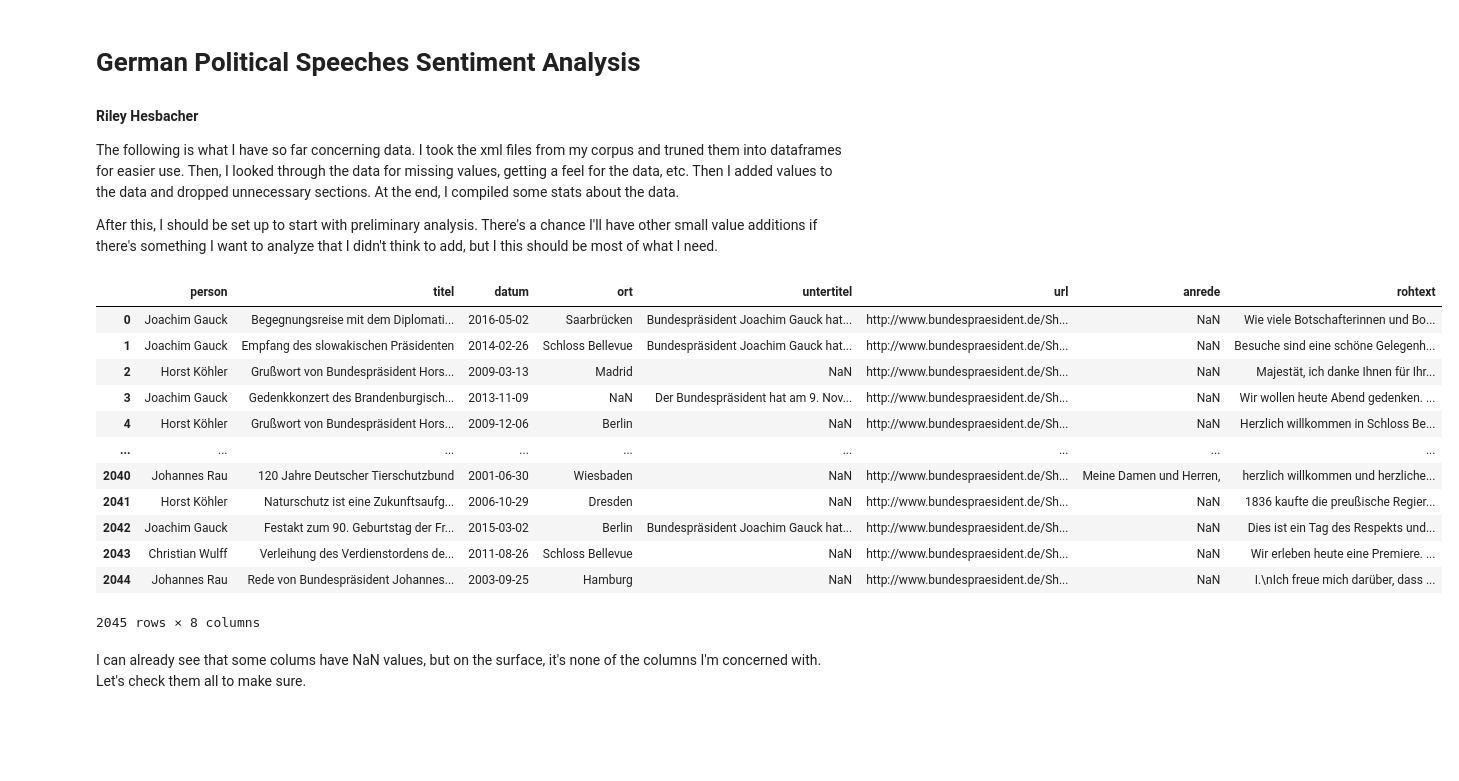
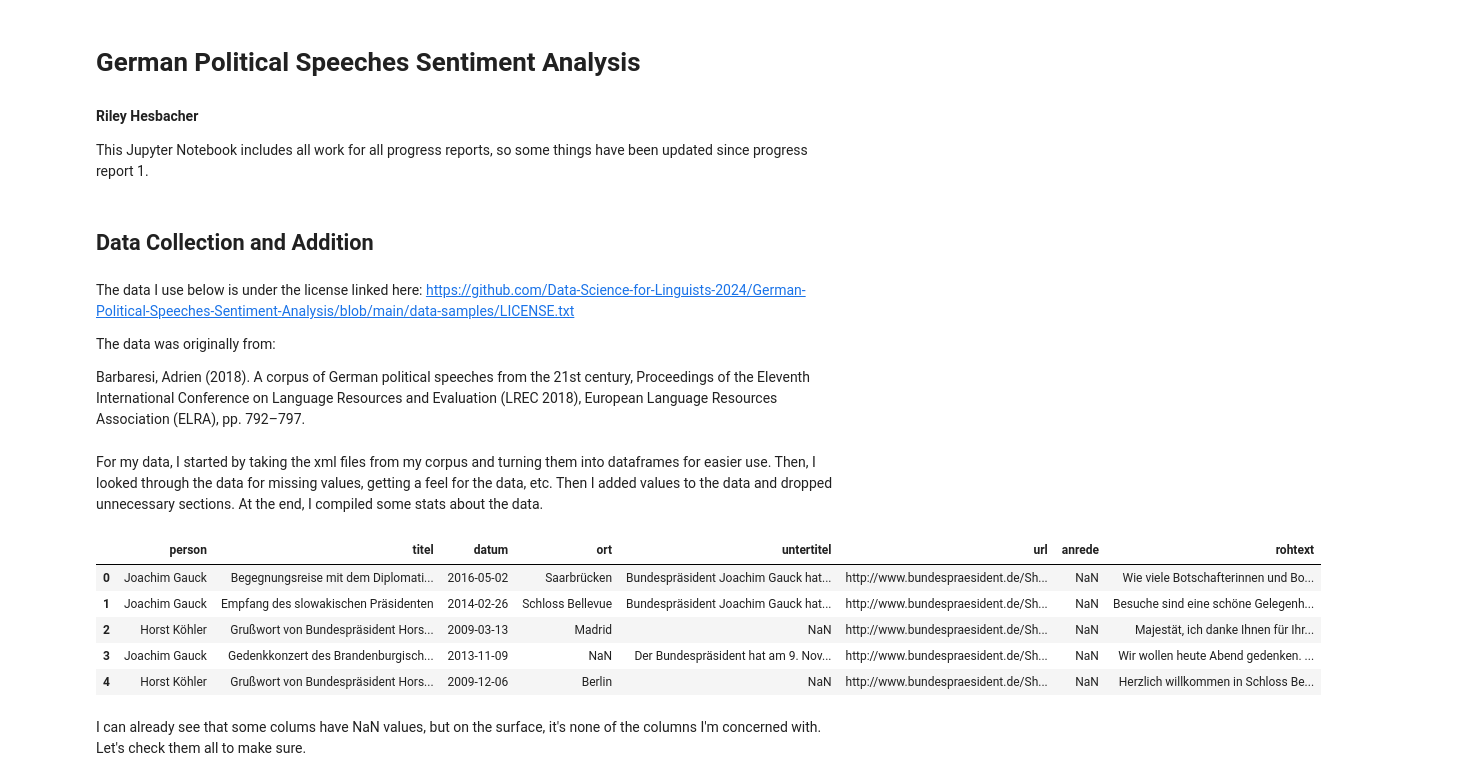
Before and after one commit to Data-Science-for-Linguists-2024/German-Political-Speeches-Sentiment-Analysis, a Jupyter notebook: GPS_Sentiment_Analysis.ipynb, the cells around one changed output. Cells and saved outputs as stored; diff of their text form; code cells hidden in the pictures; blank space fills up the shorter version.

Commit message:
progress report2

```diff
--- a/GPS_Sentiment_Analysis.ipynb
+++ b/GPS_Sentiment_Analysis.ipynb
@@ -1,31 +1,32 @@
 # %% [markdown]
 # German Political Speeches Sentiment Analysis
 #### Riley Hesbacher
-The following is what I have so far concerning data. I took the xml files from my corpus and truned them into dataframes for easier use. Then, I looked through the data for missing values, getting a feel for the data, etc. Then I added values to the data and dropped unnecessary sections. At the end, I compiled some stats about the data.
-
-After this, I should be set up to start with preliminary analysis. There's a chance I'll have other small value additions if there's something I want to analyze that I didn't think to add, but I this should be most of what I need.
+This Jupyter Notebook includes all work for all progress reports, so some things have been updated since progress report 1.
+# %% [markdown]
+## Data Collection and Addition
+# %% [markdown]
+The data I use below is under the license linked here: https://github.com/Data-Science-for-Linguists-2024/German-Political-Speeches-Sentiment-Analysis/blob/main/data-samples/LICENSE.txt
+
+The data was originally from:
+
+Barbaresi, Adrien (2018). A corpus of German political speeches from the 21st century, Proceedings of the Eleventh International Conference on Language Resources and Evaluation (LREC 2018), European Language Resources Association (ELRA), pp. 792–797.
+# %% [markdown]
+For my data, I started by taking the xml files from my corpus and turning them into dataframes for easier use. Then, I looked through the data for missing values, getting a feel for the data, etc. Then I added values to the data and dropped unnecessary sections. At the end, I compiled some stats about the data.
 # %%
 import pandas as pd
 import nltk
 # %%
 #reading in the files
 f = open("Bundespräsidenten.xml", "r")
 BundesPr = pd.read_xml(f)
-BundesPr
+BundesPr.head()
 # %% [output]
 |  | person | titel | datum | ort | untertitel | url | anrede | rohtext |
 | 0 | Joachim Gauck | Begegnungsreise mit dem Diplomati... | 2016-05-02 | Saarbrücken | Bundespräsident Joachim Gauck hat... | http://www.bundespraesident.de/Sh... | NaN | Wie viele Botschafterinnen und Bo... |
 | 1 | Joachim Gauck | Empfang des slowakischen Präsidenten | 2014-02-26 | Schloss Bellevue | Bundespräsident Joachim Gauck hat... | http://www.bundespraesident.de/Sh... | NaN | Besuche sind eine schöne Gelegenh... |
 | 2 | Horst Köhler | Grußwort von Bundespräsident Hors... | 2009-03-13 | Madrid | NaN | http://www.bundespraesident.de/Sh... | NaN | Majestät, ich danke Ihnen für Ihr... |
 | 3 | Joachim Gauck | Gedenkkonzert des Brandenburgisch... | 2013-11-09 | NaN | Der Bundespräsident hat am 9. Nov... | http://www.bundespraesident.de/Sh... | NaN | Wir wollen heute Abend gedenken. ... |
 | 4 | Horst Köhler | Grußwort von Bundespräsident Hors... | 2009-12-06 | Berlin | NaN | http://www.bundespraesident.de/Sh... | NaN | Herzlich willkommen in Schloss Be... |
-| ... | ... | ... | ... | ... | ... | ... | ... | ... |
-| 2040 | Johannes Rau | 120 Jahre Deutscher Tierschutzbund | 2001-06-30 | Wiesbaden | NaN | http://www.bundespraesident.de/Sh... | Meine Damen und Herren, | herzlich willkommen und herzliche... |
-| 2041 | Horst Köhler | Naturschutz ist eine Zukunftsaufg... | 2006-10-29 | Dresden | NaN | http://www.bundespraesident.de/Sh... | NaN | 1836 kaufte die preußische Regier... |
-| 2042 | Joachim Gauck | Festakt zum 90. Geburtstag der Fr... | 2015-03-02 | Berlin | Bundespräsident Joachim Gauck hat... | http://www.bundespraesident.de/Sh... | NaN | Dies ist ein Tag des Respekts und... |
-| 2043 | Christian Wulff | Verleihung des Verdienstordens de... | 2011-08-26 | Schloss Bellevue | NaN | http://www.bundespraesident.de/Sh... | NaN | Wir erleben heute eine Premiere. ... |
-| 2044 | Johannes Rau | Rede von Bundespräsident Johannes... | 2003-09-25 | Hamburg | NaN | http://www.bundespraesident.de/Sh... | NaN | I.\nIch freue mich darüber, dass ... |
-2045 rows × 8 columns
 # %% [markdown]
 I can already see that some colums have NaN values, but on the surface, it's none of the columns I'm concerned with. Let's check them all to make sure.
 # %%
```
Also changed, not shown: parts of 14 cells of this notebook, 2 other files.
